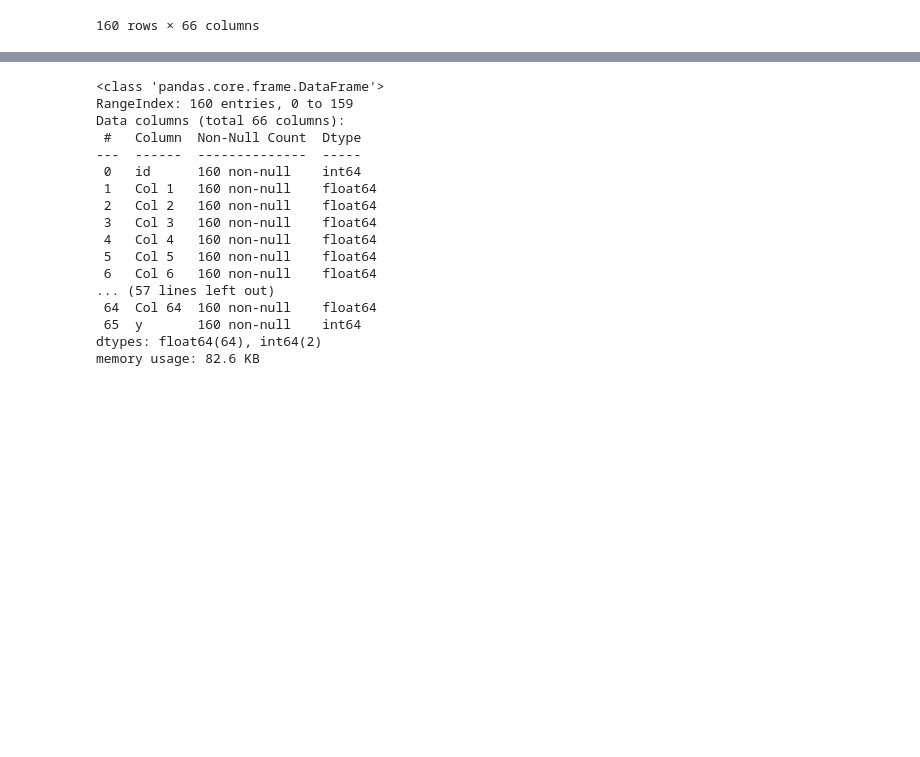
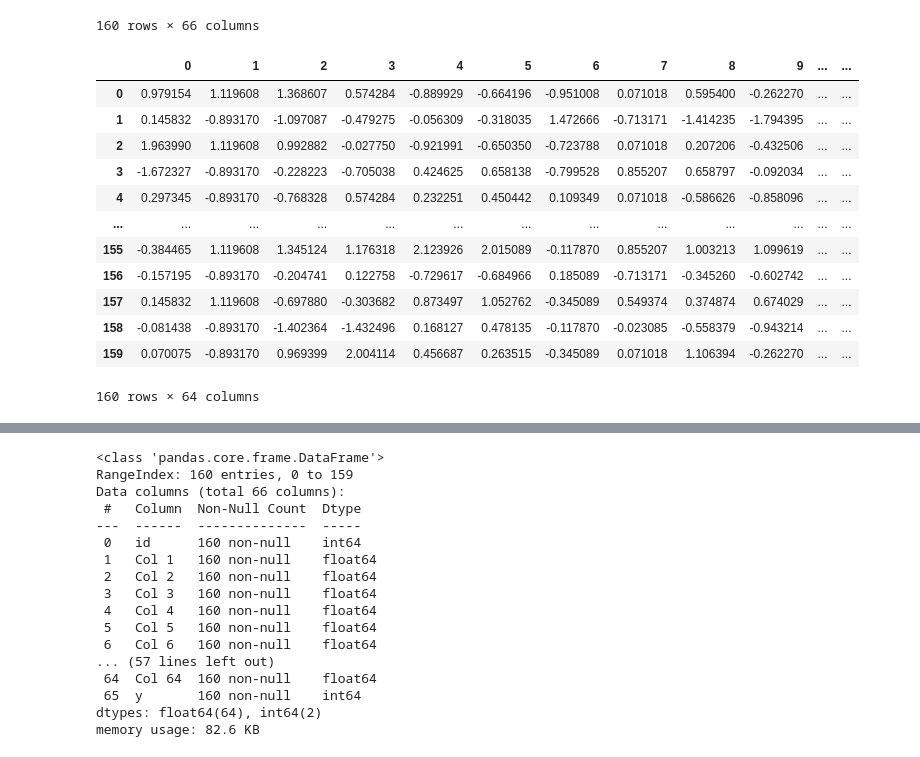
Before and after one commit to lukekerwin/GP1_DS310, a Jupyter notebook: Brian_proj.ipynb, the cells around one changed output, grey strips where cells are left out. Drawn from its saved outputs; the diff is of its cells as text; code cells hidden in the pictures; blank space fills up the shorter version.

```diff
--- a/Brian_proj.ipynb
+++ b/Brian_proj.ipynb
@@ -25,0 +29,26 @@ df
+# %%
+from sklearn.preprocessing import StandardScaler
+
+X = df.drop(columns=['id', 'y'])
+y = df['y']
+
+sc = StandardScaler()
+X = sc.fit_transform(X)
+
+X_df = pd.DataFrame(X)
+
+X_df
+# %% [output]
+|  | 0 | 1 | 2 | 3 | 4 | 5 | 6 | 7 | 8 | 9 | ... | ... |
+| 0 | 0.979154 | 1.119608 | 1.368607 | 0.574284 | -0.889929 | -0.664196 | -0.951008 | 0.071018 | 0.595400 | -0.262270 | ... | ... |
+| 1 | 0.145832 | -0.893170 | -1.097087 | -0.479275 | -0.056309 | -0.318035 | 1.472666 | -0.713171 | -1.414235 | -1.794395 | ... | ... |
+| 2 | 1.963990 | 1.119608 | 0.992882 | -0.027750 | -0.921991 | -0.650350 | -0.723788 | 0.071018 | 0.207206 | -0.432506 | ... | ... |
+| 3 | -1.672327 | -0.893170 | -0.228223 | -0.705038 | 0.424625 | 0.658138 | -0.799528 | 0.855207 | 0.658797 | -0.092034 | ... | ... |
+| 4 | 0.297345 | -0.893170 | -0.768328 | 0.574284 | 0.232251 | 0.450442 | 0.109349 | 0.071018 | -0.586626 | -0.858096 | ... | ... |
+| ... | ... | ... | ... | ... | ... | ... | ... | ... | ... | ... | ... | ... |
+| 155 | -0.384465 | 1.119608 | 1.345124 | 1.176318 | 2.123926 | 2.015089 | -0.117870 | 0.855207 | 1.003213 | 1.099619 | ... | ... |
+| 156 | -0.157195 | -0.893170 | -0.204741 | 0.122758 | -0.729617 | -0.684966 | 0.185089 | -0.713171 | -0.345260 | -0.602742 | ... | ... |
+| 157 | 0.145832 | 1.119608 | -0.697880 | -0.303682 | 0.873497 | 1.052762 | -0.345089 | 0.549374 | 0.374874 | 0.674029 | ... | ... |
+| 158 | -0.081438 | -0.893170 | -1.402364 | -1.432496 | 0.168127 | 0.478135 | -0.117870 | -0.023085 | -0.558379 | -0.943214 | ... | ... |
+| 159 | 0.070075 | -0.893170 | 0.969399 | 2.004114 | 0.456687 | 0.263515 | -0.345089 | 0.071018 | 1.106394 | -0.262270 | ... | ... |
+160 rows × 64 columns
```
Also changed, not shown: parts of 24 cells of this notebook, 6 other files.
